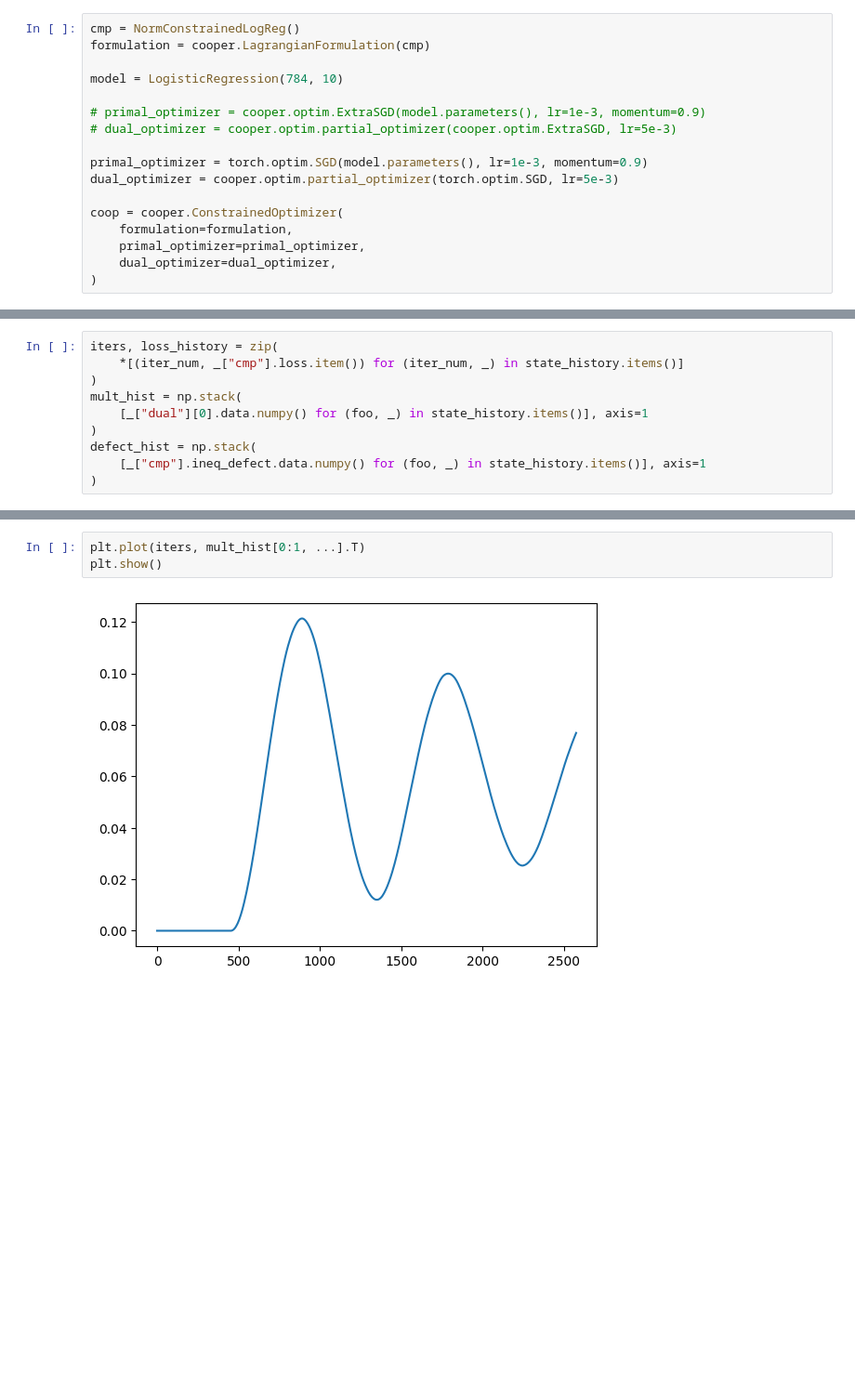
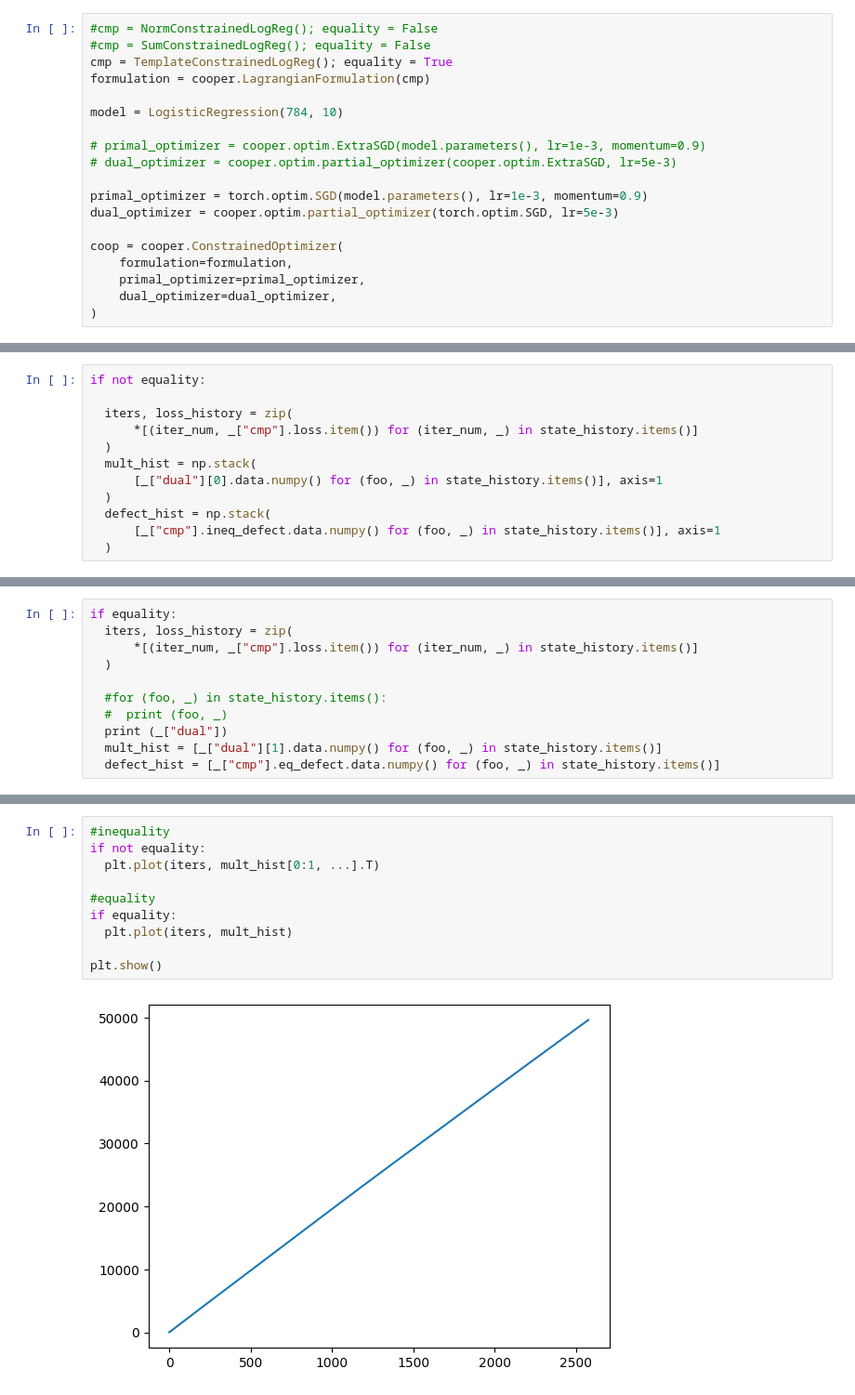
Before and after one commit to THANNAGA/Lagrangian, a Jupyter notebook: logistic_regression_lagrangian.ipynb, the cells around one changed output, grey strips where cells are left out. Shown at 93% size. Drawn from its saved outputs; the diff is of its cells as text; blank space fills up the shorter version.

```diff
--- a/logistic_regression_lagrangian.ipynb
+++ b/logistic_regression_lagrangian.ipynb
@@ -99,5 +121,7 @@ Extracting /content/data/MNIST/raw/t10k-labels-idx1-ubyte.gz to /content/data/MN
 # %%
-cmp = NormConstrainedLogReg()
+#cmp = NormConstrainedLogReg(); equality = False
+#cmp = SumConstrainedLogReg(); equality = False
+cmp = TemplateConstrainedLogReg(); equality = True
 formulation = cooper.LagrangianFormulation(cmp)
 
 model = LogisticRegression(784, 10)
@@ -138,10 +196,12 @@ for epoch in range(3):
 # %%
-iters, loss_history = zip(
-    *[(iter_num, _["cmp"].loss.item()) for (iter_num, _) in state_history.items()]
-)
-mult_hist = np.stack(
-    [_["dual"][0].data.numpy() for (foo, _) in state_history.items()], axis=1
-)
-defect_hist = np.stack(
-    [_["cmp"].ineq_defect.data.numpy() for (foo, _) in state_history.items()], axis=1
-)
+if not equality:
+
+  iters, loss_history = zip(
+      *[(iter_num, _["cmp"].loss.item()) for (iter_num, _) in state_history.items()]
+  )
+  mult_hist = np.stack(
+      [_["dual"][0].data.numpy() for (foo, _) in state_history.items()], axis=1
+  )
+  defect_hist = np.stack(
+      [_["cmp"].ineq_defect.data.numpy() for (foo, _) in state_history.items()], axis=1
+  )
@@ -147,0 +210,11 @@ defect_hist = np.stack(
+# %%
+if equality:
+  iters, loss_history = zip(
+      *[(iter_num, _["cmp"].loss.item()) for (iter_num, _) in state_history.items()]
+  )
+
+  #for (foo, _) in state_history.items():
+  #  print (foo, _)
+  print (_["dual"])
+  mult_hist = [_["dual"][1].data.numpy() for (foo, _) in state_history.items()]
+  defect_hist = [_["cmp"].eq_defect.data.numpy() for (foo, _) in state_history.items()]
@@ -148,6 +239,13 @@ defect_hist = np.stack(
 # %%
-plt.plot(iters, mult_hist[0:1, ...].T)
+#inequality
+if not equality:
+  plt.plot(iters, mult_hist[0:1, ...].T)
+
+#equality
+if equality:
+  plt.plot(iters, mult_hist)
+
 plt.show()
 # %% [output]
-[figure, old version]
+[figure, new version]
 # %%
```
Also changed, not shown: parts of 15 cells of this notebook.
